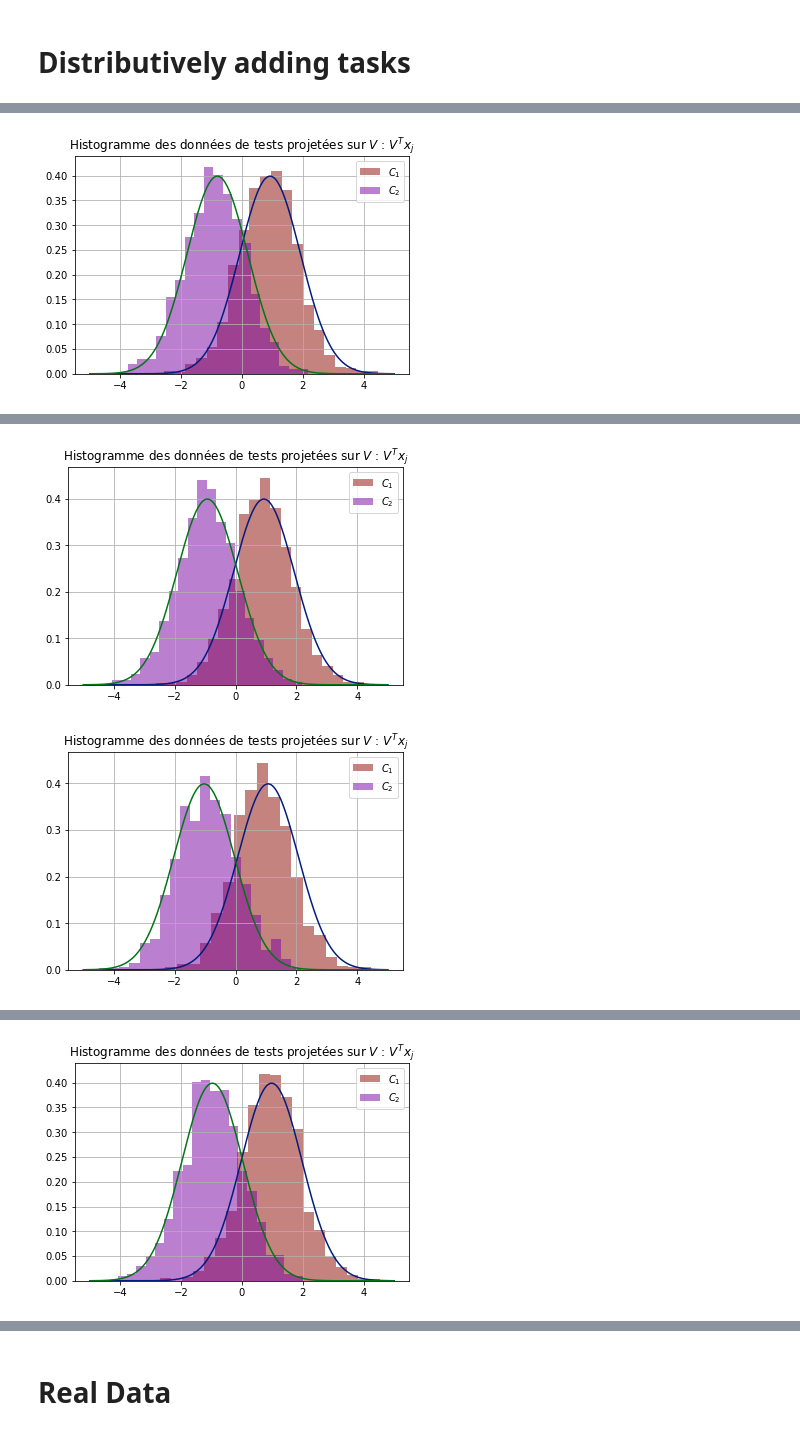
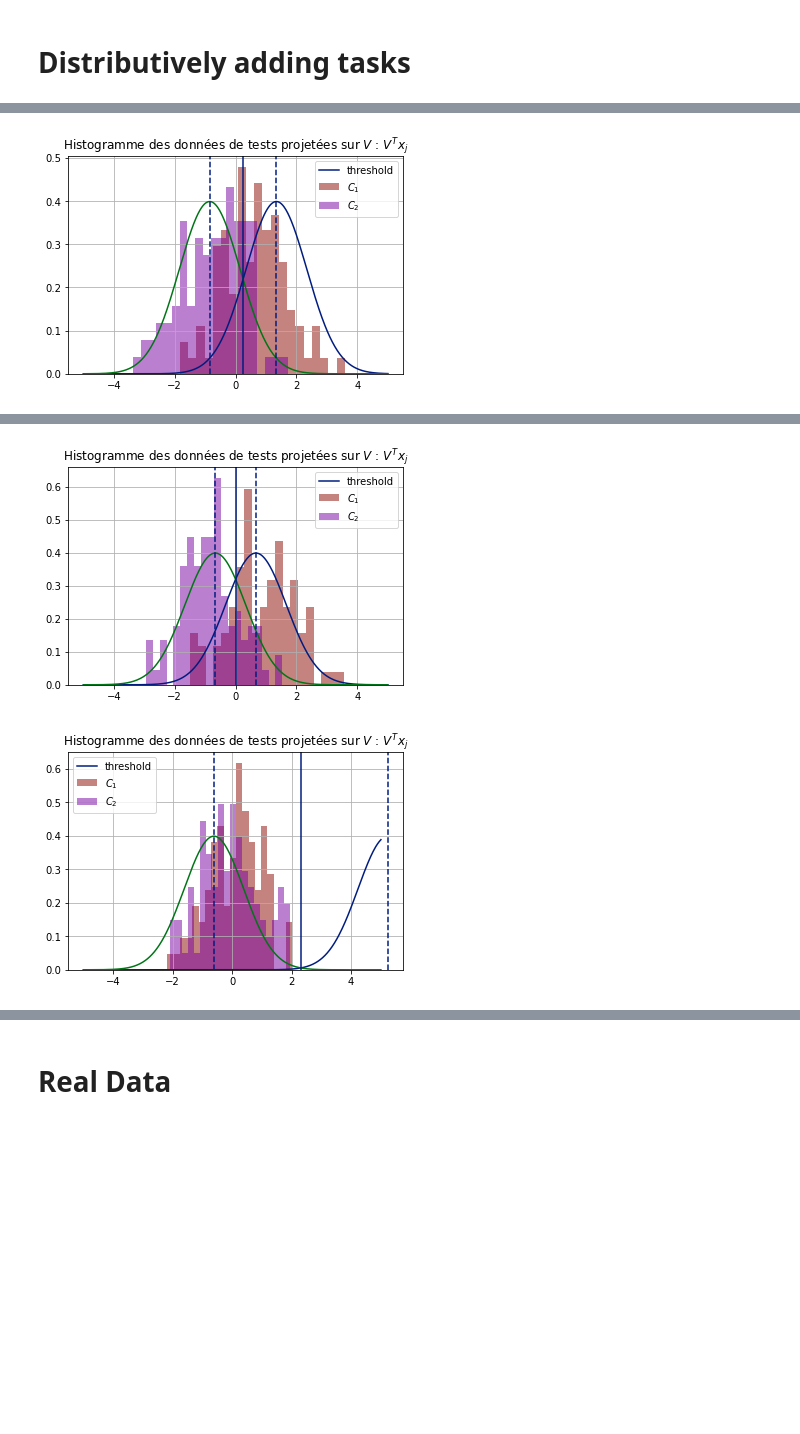
Before and after one commit to Sami-fak/DistributedMTLSPCA, a Jupyter notebook: binary-based_MTL.ipynb, the cells around one changed output, grey strips where cells are left out. Saved outputs shown, nothing was run; the diff lists cells and outputs as text; code cells hidden in the pictures; blank space fills up the shorter version.

```diff
--- a/binary-based_MTL.ipynb
+++ b/binary-based_MTL.ipynb
@@ -355,10 +355,9 @@ def compute_error_rate(X_test, V, m_t, nb_classes, n_t, Dc, c0, task_target=1, r
     for l in range(nb_classes):
         for i in range(n_t[0][l]):
             # on prend la transposée pour pouvoir travailler avec les colonnes
-            if i==0:
-                print(f"rho1, rho2 = {rho1}, {rho2} in function")
+
             score = compute_score(V, X_test[0][l].T[i].T, m_t[task_target], rho1, rho2, average)
-            # misclassifaction of class 0 in class 2,
+            # misclassifaction of class 1 in class 2,
             if (score == -1 and l == 0):
                 error +=1
                 eps1+=1
@@ -415,7 +414,7 @@ def optimal_rate(xx, rho1, rho2):
     """
     return 1-(rho1*qfunc(xx/2+1/xx*np.log(rho1/rho2))+rho2*qfunc(xx/2-1/xx*np.log(rho1/rho2)))
 # %%
-# %%prun -s cumulative
+#%%prun -s cumulative
 # profiling
 %matplotlib inline
 p = 100
@@ -423,10 +422,10 @@ m = 2
 t = 2
 beta = np.linspace(0,1,10)
 # n_t = [[50, 50], [10, 10]]
-n_t = [[800, 200], [80, 20]]
+n_t = [[80, 20], [80, 20]]
 n = sum(list(map(sum, (n_t[i] for i in range(t)))))
 # n_t_test = [[1000, 1000]]
-n_t_test = [[500, 500]]
+n_t_test = [[50, 50]]
 nt = sum(n_t_test[0])
 # la liste temps comprendra le temps pour le training, le calcul de M et y et le temps d'inférence
 emp_rate, th_rate, var, relative_error_rate = [], [], [], []
@@ -1011,8 +1014,8 @@ m = 2
 t = 2
 ni = [n1, n2]
 beta = np.linspace(0,1,4)
-n_t = [[1000,1000], [50, 50]]
-n_t_test = [[500, 500]]
+n_t = [[1000,1000], [50, 200]]
+n_t_test = [[5000, 20000]]
 nt = sum(n_t_test[0])
 emp_rate, th_rate, var = [], [], []
 
@@ -1034,7 +1037,7 @@ for b in beta:
     rho2 = n_t[1][1]/sum(n_t[1])
     # erreur théorique optimale
     th_rate.append(optimal_rate(xx, rho1, rho2))
-    for l in range(5):
+    for l in range(2):
         X, y_bs = gaussian_synthetic_data(n, p, m, t, n_t, M)
         X_test, y_test = gaussian_synthetic_data(nt, p, m, 1, n_t_test, [M[task_target]])
         MM = []
@@ -1049,7 +1052,7 @@ for b in beta:
     # CENTRAL SERVER
         # sending empirical means to central server
         # y est un vecteur de vecteurs de labels optimaux
-        V, y, correlation_matrix, Dc, c0 = merging_center(MM, diag, t, m, p, n, n_t, task_target, normalization=True)
+        V, y, correlation_matrix, Dc, c0 = merging_center(MM, diag, t, m, p, n, n_t, task_target, normalization=False)
 
     # END CENTRAL SERVER
 
@@ -1180,49 +1363,57 @@ plt.show()
 # %%
-# %%prun -s cumulative
+#%%prun -s cumulative
 %matplotlib inline
 # profiling
 p = 100
 m = 2
 
-t = [2**i for i in range(1,5)]
-n_t_test = [[1000, 1000]]
+# t = [2**i for i in range(1,5)]
+t = list(range(2,5))
+n_t_test = [[100, 100]]
 nt = sum(n_t_test[0])
 
 emp_rate, th_rate, var, relative_error_rate = [], [], [], []
 task_target = 1
 
-betat = np.random.uniform(low=0.8, high=1, size=(t[-1]))
+betat = np.random.uniform(size=(t[-1]))
 beta = 0
 X = []
 X_test = []
 M = []
 n_t = []
 n=0
-# print(f"beta = {betat[task_target]}")
+print(f"beta = {betat[task_target]}")
 mean = mean_matrix(p, beta=betat[task_target], k=2)
 M.append(mean[0])
 M.append(mean[1])
 # print(f"Verif beta = {M[-2][0][0]}, {M[-2][1][0]}, {M[-1][0][0]}, {M[-1][1][0]}")
 X_test, y_test = gaussian_synthetic_data(nt, p, m, 1, n_t_test, [M[task_target]])
 X_test_aggregated = aggregate_array(X_test, p, nt, 1, m)
-
+moy = mean[1][:]
 for idx,b in enumerate(t):
+    M = []
+    n_t = []
+    n = 0
     if idx==0:
         boucle=b
     else:
         boucle = b-t[idx-1]
     print(f"boucle = {boucle}")
-    to_add = ([200, 200], [100, 100])*boucle
-    for i in range(boucle):
-#         print(f"beta = {betat[beta]}")
+    first = ([[50, 50], [6,6]])
+    n_t = first+[[50,50]]*(b-2)
+    for i in range(b):
+        print(beta)
+        print(f"beta = {betat[beta]}")
         mean = mean_matrix(p, beta=betat[beta], k=1, starting=0)
-        M.append(mean[0])
-        n_t.append(to_add[i])
-        n += sum(to_add[i])
+        if idx==1:
+            M.append(moy)
+        else:
+            M.append(mean[0])
+        n += sum(n_t[i])
         beta+=1
+    beta-=b
     err=[]
     print(b)
-
     print(n_t)
     print("n = ", n)
     # on crée les données synthétiques
@@ -1250,25 +1441,34 @@ for idx,b in enumerate(t):
             MM.append(MM1)
             diag.append(diag1)
 
-        V, y, correlation_matrix, Dc, c0 = merging_center(MM, diag, b, m, p, n, n_t, task_target, False, normalization=True)
+        V, y, correlation_matrix, Dc, c0 = merging_center(MM, diag, b, m, p, n, n_t, task_target, False, normalization=False)
         X_test_aggregated = aggregate_array(X_test, p, nt, 1, m)
         X_train_aggregated = aggregate_array(X, p, nt, b, m)
-        print("c0 : ",c0)
+#         print("c0 : ",c0)
         m_t = create_mt(b, m, y, Dc, correlation_matrix, c0)
         V_true = compute_V_old(y_true, X_train_aggregated, J)
         V_true = np.reshape(V_true, p)
 
         erreur_empirique, eps1, eps2 = compute_error_rate(X_test, V, m_t, m, n_t_test, Dc, c0, 1, rho1, rho2, True, average=True)
         err.append(erreur_empirique)
-    print(MM_true)
+#     print(MM_true)
     x = np.linspace(-5,5, 500)
     plt.plot(x, norm.pdf(x, m_t_true[1][0], 1))
     plt.plot(x, norm.pdf(x, m_t_true[1][1], 1))
+    plt.axvline(x=1/2*(m_t_true[1][0]+m_t_true[1][1]), label='threshold')
+    plt.axvline(m_t_true[1][0], ls='--')
+    plt.axvline(m_t_true[1][1], ls='--')
+    plt.legend()
     debug_histogram(V_true, X_test_aggregated, n_t_test)
     x = np.linspace(-5,5, 500)
     plt.plot(x, norm.pdf(x, m_t[1][0], 1))
     plt.plot(x, norm.pdf(x, m_t[1][1], 1))
+    plt.axvline(x=1/2*(m_t[1][0]+m_t[1][1]), label='threshold')
+    plt.axvline(x=m_t[1][0], ls='--')
+    plt.axvline(x=m_t[1][1], ls='--')
+    plt.legend()
     debug_histogram(V, X_test_aggregated, n_t_test)
+#     erreur_th = error_rate(b,m, Dc, MM_true, c0, 1)[0][0]
     erreur_th = optimal_rate(xx, rho1, rho2)
     emp_rate.append(np.mean(err))
     var.append(np.std(err))
@@ -1327 +1527 @@ Epsilon 1 et 2 :
-[figure, old version]
+[figure, new version]
@@ -1345,2 +1545,2 @@ Epsilon 1 et 2 :
-[figure, old version]
+[figure, new version]
-[figure, old version]
+[figure, new version]
@@ -1364 +1546,0 @@ Epsilon 1 et 2 :
-[figure, removed]
```
Also changed, not shown: parts of 22 cells of this notebook, 17 other files.
